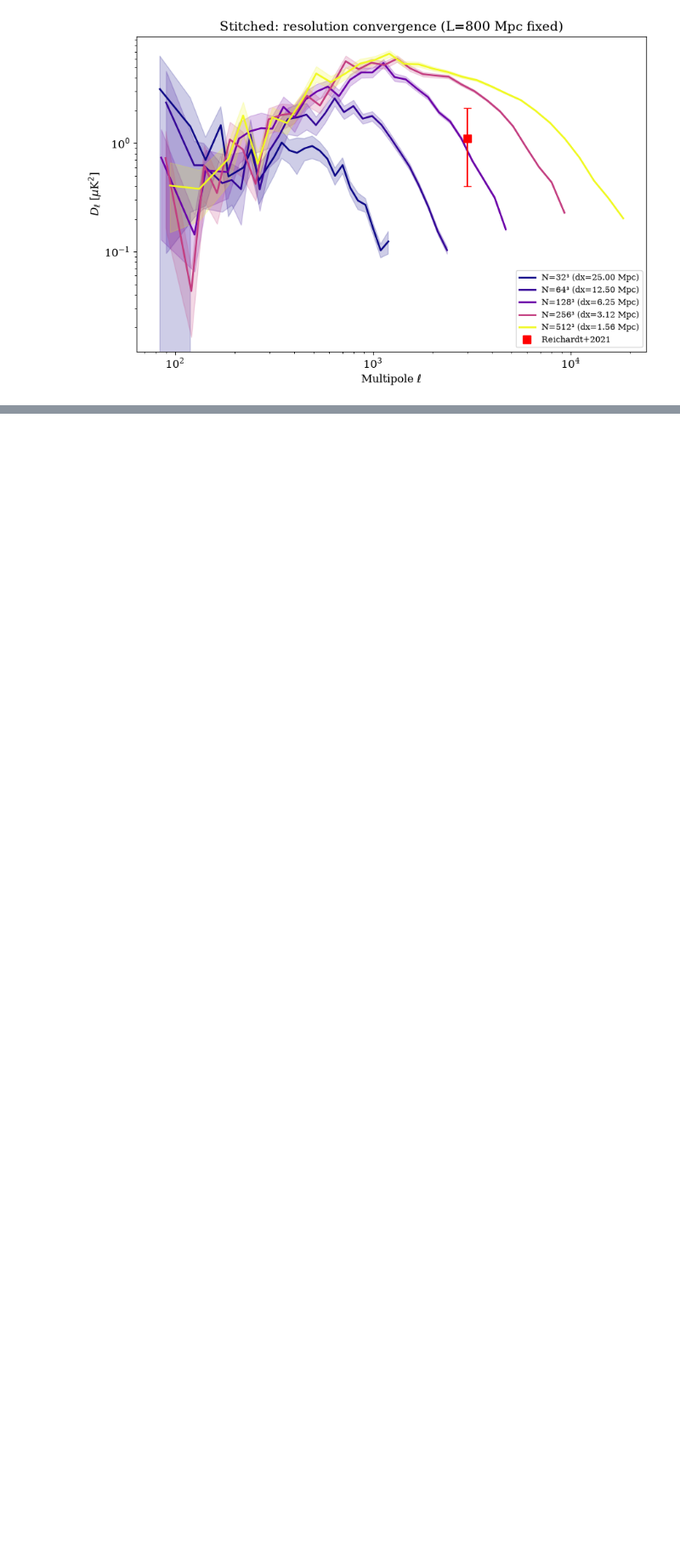
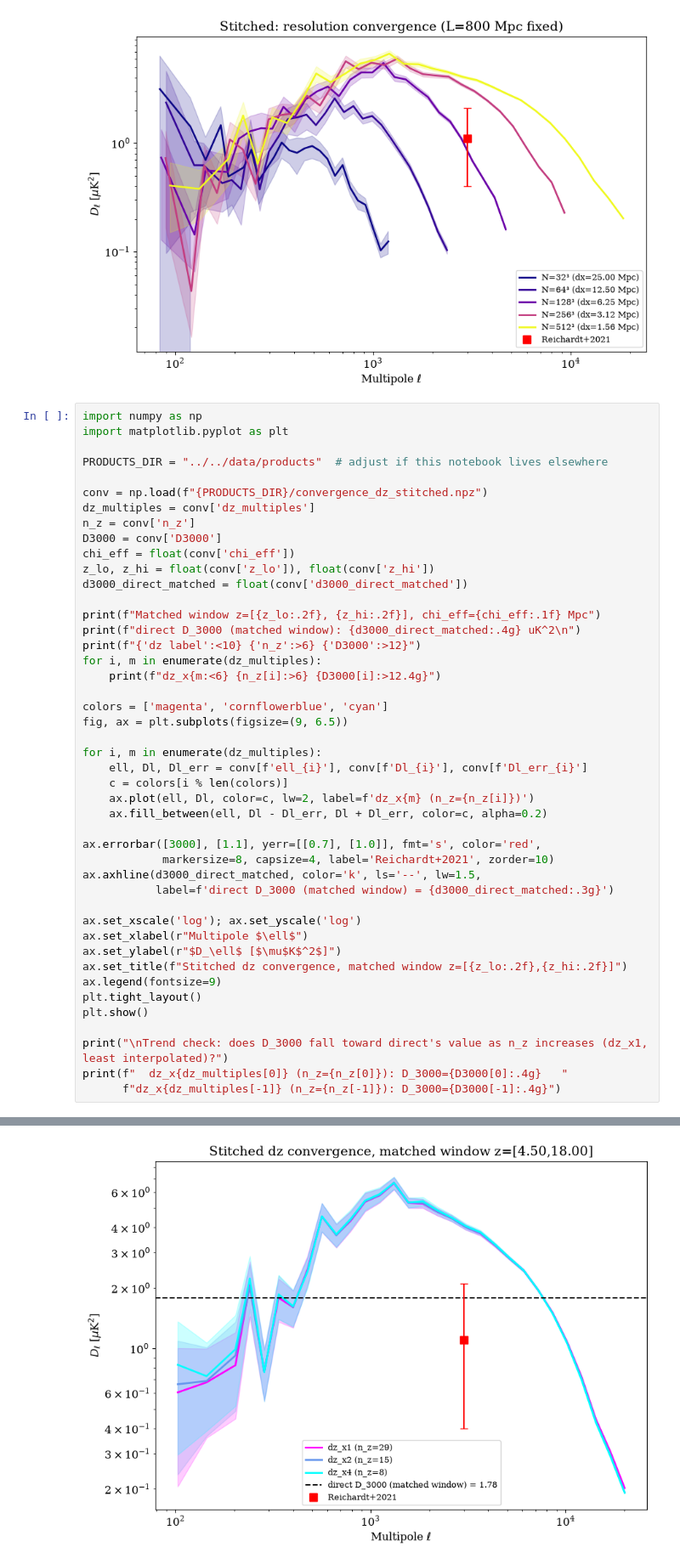
Before and after one commit to swanith01/ksz-pipeline, a Jupyter notebook: notebooks/exploratory/convergence_results.ipynb, the cells around one changed output, grey strips where cells are left out. Shown at 85% size. Cells and saved outputs as stored; diff of their text form; blank space fills up the shorter version.

```diff
--- a/notebooks/exploratory/convergence_results.ipynb
+++ b/notebooks/exploratory/convergence_results.ipynb
@@ -167,3 +167,49 @@ plt.savefig(f"{PLOTS_DIR}/Dell_stitched_resolution_convergence_full.pdf", bbox_i
 plt.show()
 # %% [output]
 [figure]
+# %%
+import numpy as np
+import matplotlib.pyplot as plt
+
+PRODUCTS_DIR = "../../data/products"  # adjust if this notebook lives elsewhere
+
+conv = np.load(f"{PRODUCTS_DIR}/convergence_dz_stitched.npz")
+dz_multiples = conv['dz_multiples']
+n_z = conv['n_z']
+D3000 = conv['D3000']
+chi_eff = float(conv['chi_eff'])
+z_lo, z_hi = float(conv['z_lo']), float(conv['z_hi'])
+d3000_direct_matched = float(conv['d3000_direct_matched'])
+
+print(f"Matched window z=[{z_lo:.2f}, {z_hi:.2f}], chi_eff={chi_eff:.1f} Mpc")
+print(f"direct D_3000 (matched window): {d3000_direct_matched:.4g} uK^2\n")
+print(f"{'dz label':<10} {'n_z':>6} {'D3000':>12}")
+for i, m in enumerate(dz_multiples):
+    print(f"dz_x{m:<6} {n_z[i]:>6} {D3000[i]:>12.4g}")
+
+colors = ['magenta', 'cornflowerblue', 'cyan']
+fig, ax = plt.subplots(figsize=(9, 6.5))
+
+for i, m in enumerate(dz_multiples):
+    ell, Dl, Dl_err = conv[f'ell_{i}'], conv[f'Dl_{i}'], conv[f'Dl_err_{i}']
+    c = colors[i % len(colors)]
+    ax.plot(ell, Dl, color=c, lw=2, label=f'dz_x{m} (n_z={n_z[i]})')
+    ax.fill_between(ell, Dl - Dl_err, Dl + Dl_err, color=c, alpha=0.2)
+
+ax.errorbar([3000], [1.1], yerr=[[0.7], [1.0]], fmt='s', color='red',
+            markersize=8, capsize=4, label='Reichardt+2021', zorder=10)
+ax.axhline(d3000_direct_matched, color='k', ls='--', lw=1.5,
+           label=f'direct D_3000 (matched window) = {d3000_direct_matched:.3g}')
+
+ax.set_xscale('log'); ax.set_yscale('log')
+ax.set_xlabel(r"Multipole $\ell$")
+ax.set_ylabel(r"$D_\ell$ [$\mu$K$^2$]")
+ax.set_title(f"Stitched dz convergence, matched window z=[{z_lo:.2f},{z_hi:.2f}]")
+ax.legend(fontsize=9)
+plt.tight_layout()
+plt.show()
+
+print("\nTrend check: does D_3000 fall toward direct's value as n_z increases (dz_x1, least interpolated)?")
+print(f"  dz_x{dz_multiples[0]} (n_z={n_z[0]}): D_3000={D3000[0]:.4g}   "
+      f"dz_x{dz_multiples[-1]} (n_z={n_z[-1]}): D_3000={D3000[-1]:.4g}")
+# %% [output]
@@ -169,0 +223 @@ plt.show()
+[figure, added]
```
Also changed, not shown: parts of 1 cell of this notebook, 3 other files.
